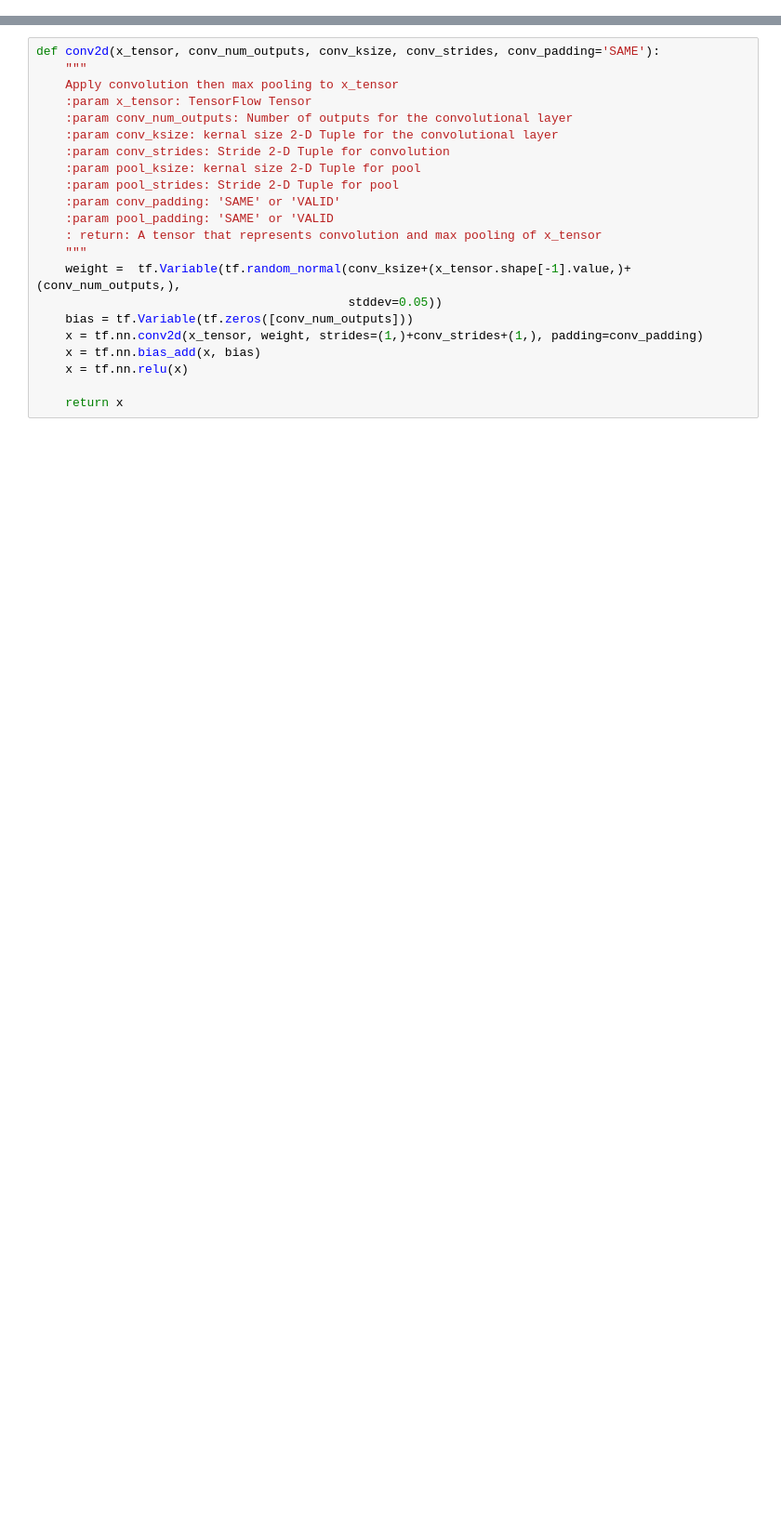
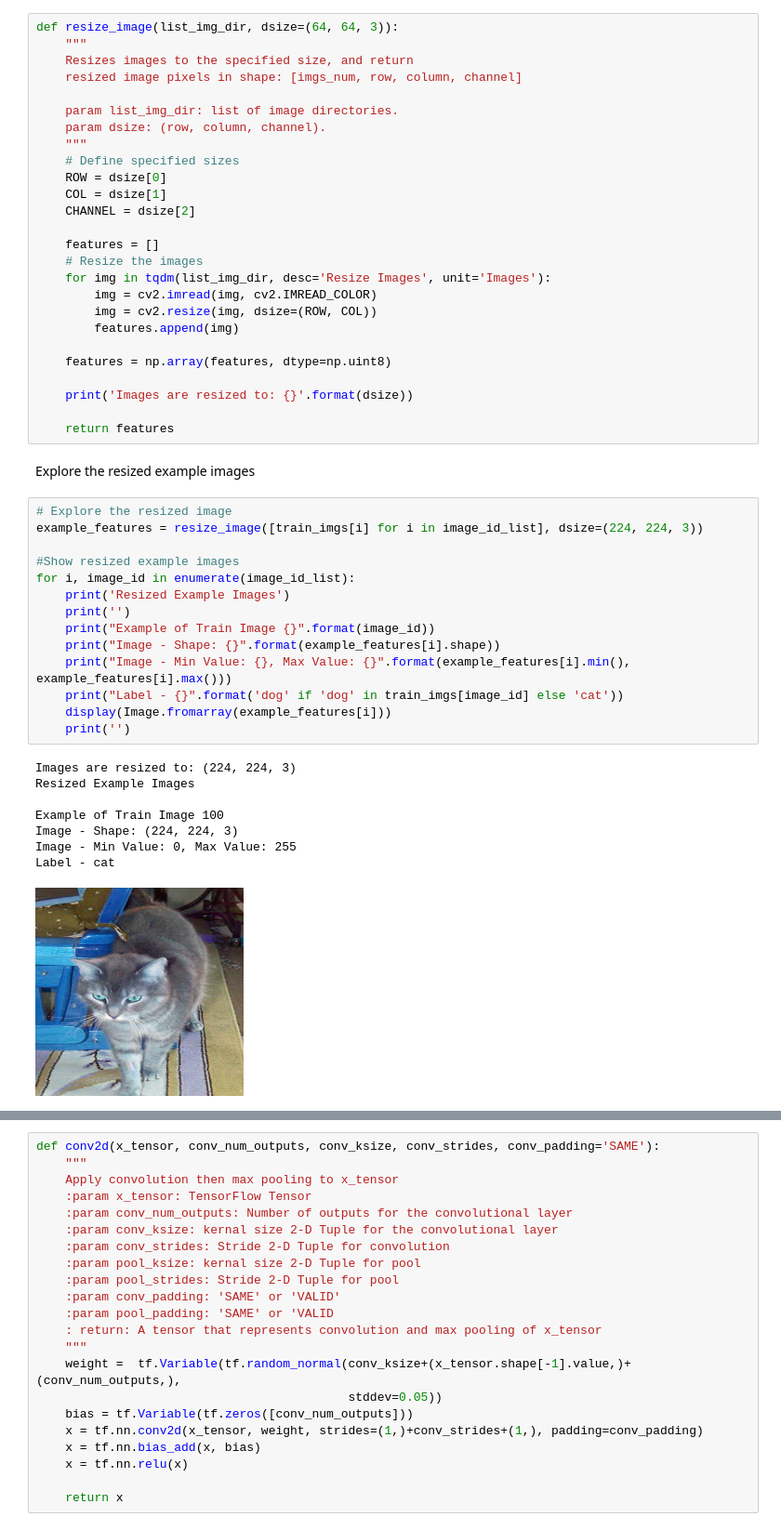
Before and after one commit to xzl524/dog_vs_cat, a Jupyter notebook: dog_vs_cat.ipynb, the cells around one changed output, grey strips where cells are left out. Shown at 93% size. Cells and saved outputs as stored; diff of their text form; blank space fills up the shorter version.

```diff
--- a/dog_vs_cat.ipynb
+++ b/dog_vs_cat.ipynb
@@ -92,0 +99,51 @@ train_feature, val_feature, train_label, val_label=train_test_split(feature, lab
+# %%
+def resize_image(list_img_dir, dsize=(64, 64, 3)):
+    """
+    Resizes images to the specified size, and return
+    resized image pixels in shape: [imgs_num, row, column, channel]
+
+    param list_img_dir: list of image directories.
+    param dsize: (row, column, channel).
+    """
+    # Define specified sizes
+    ROW = dsize[0]
+    COL = dsize[1]
+    CHANNEL = dsize[2]
+
+    features = []
+    # Resize the images
+    for img in tqdm(list_img_dir, desc='Resize Images', unit='Images'):
+        img = cv2.imread(img, cv2.IMREAD_COLOR)
+        img = cv2.resize(img, dsize=(ROW, COL))
+        features.append(img)
+
+    features = np.array(features, dtype=np.uint8)
+
+    print('Images are resized to: {}'.format(dsize))
+
+    return features
+# %% [markdown]
+Explore the resized example images
+# %%
+# Explore the resized image
+example_features = resize_image([train_imgs[i] for i in image_id_list], dsize=(224, 224, 3))
+
+#Show resized example images
+for i, image_id in enumerate(image_id_list):
+    print('Resized Example Images')
+    print('')
+    print("Example of Train Image {}".format(image_id))
+    print("Image - Shape: {}".format(example_features[i].shape))
+    print("Image - Min Value: {}, Max Value: {}".format(example_features[i].min(), example_features[i].max()))
+    print("Label - {}".format('dog' if 'dog' in train_imgs[image_id] else 'cat'))
+    display(Image.fromarray(example_features[i]))
+    print('')
+# %% [output]
+Images are resized to: (224, 224, 3)
+Resized Example Images
+
+Example of Train Image 100
+Image - Shape: (224, 224, 3)
+Image - Min Value: 0, Max Value: 255
+Label - cat
+[figure, added]
```
Also changed, not shown: parts of 69 cells of this notebook, 1 other file.
